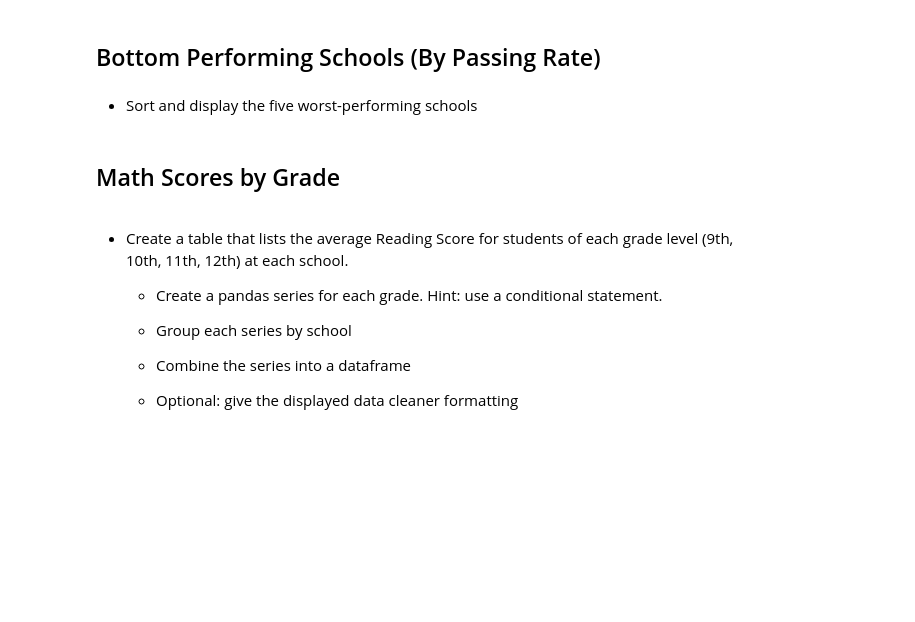
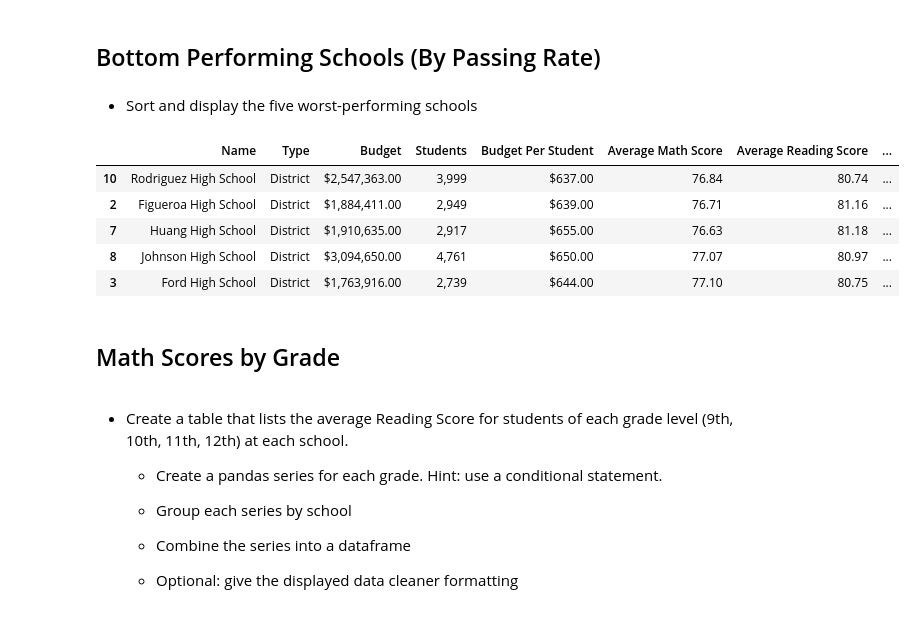
Before and after one commit to JeremyBrent/Pandas_Challenge, a Jupyter notebook: Instructions/PyCitySchools/PyCitySchools_starter.ipynb, the cells around one changed output. Saved outputs shown, nothing was run; the diff lists cells and outputs as text; code cells hidden in the pictures; blank space fills up the shorter version.

```diff
--- a/Instructions/PyCitySchools/PyCitySchools_starter.ipynb
+++ b/Instructions/PyCitySchools/PyCitySchools_starter.ipynb
@@ -196,6 +295,16 @@ School_Summary_df.reset_index()
 ## Bottom Performing Schools (By Passing Rate)
 # %% [markdown]
 * Sort and display the five worst-performing schools
+# %%
+Bottom_overall_passing_rate = School_Summary_df.sort_values("Overall Passing Rate",ascending = True)
+Bottom_overall_passing_rate.head()
+# %% [output]
+|  | Name | Type | Budget | Students | Budget Per Student | Average Math Score | Average Reading Score | ... |
+| 10 | Rodriguez High School | District | $2,547,363.00 | 3,999 | $637.00 | 76.84 | 80.74 | ... |
+| 2 | Figueroa High School | District | $1,884,411.00 | 2,949 | $639.00 | 76.71 | 81.16 | ... |
+| 7 | Huang High School | District | $1,910,635.00 | 2,917 | $655.00 | 76.63 | 81.18 | ... |
+| 8 | Johnson High School | District | $3,094,650.00 | 4,761 | $650.00 | 77.07 | 80.97 | ... |
+| 3 | Ford High School | District | $1,763,916.00 | 2,739 | $644.00 | 77.10 | 80.75 | ... |
 # %% [markdown]
 ## Math Scores by Grade
 # %% [markdown]
```
Also changed, not shown: parts of 23 cells of this notebook.
